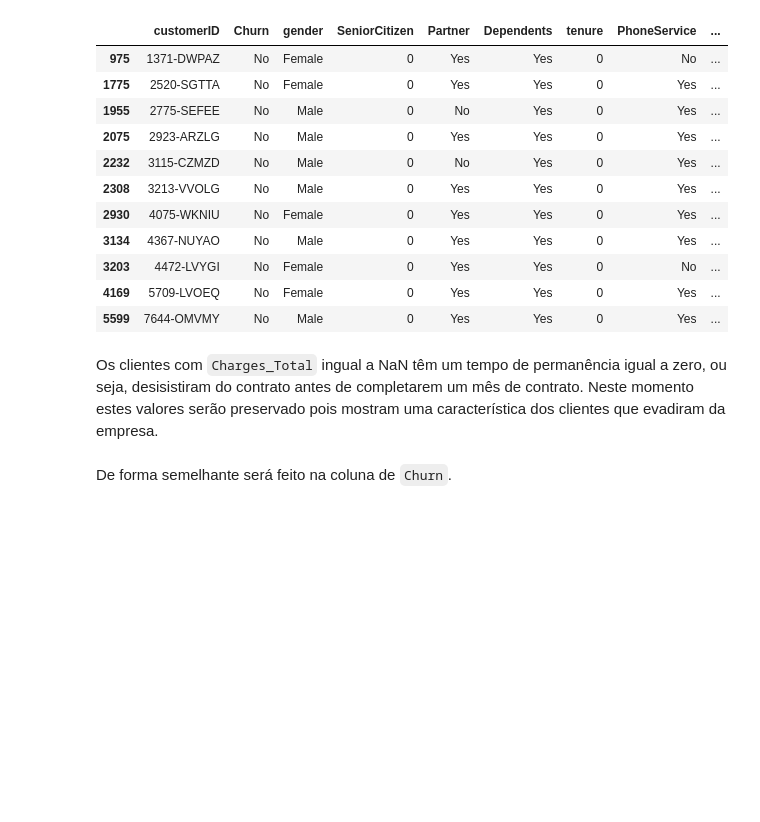
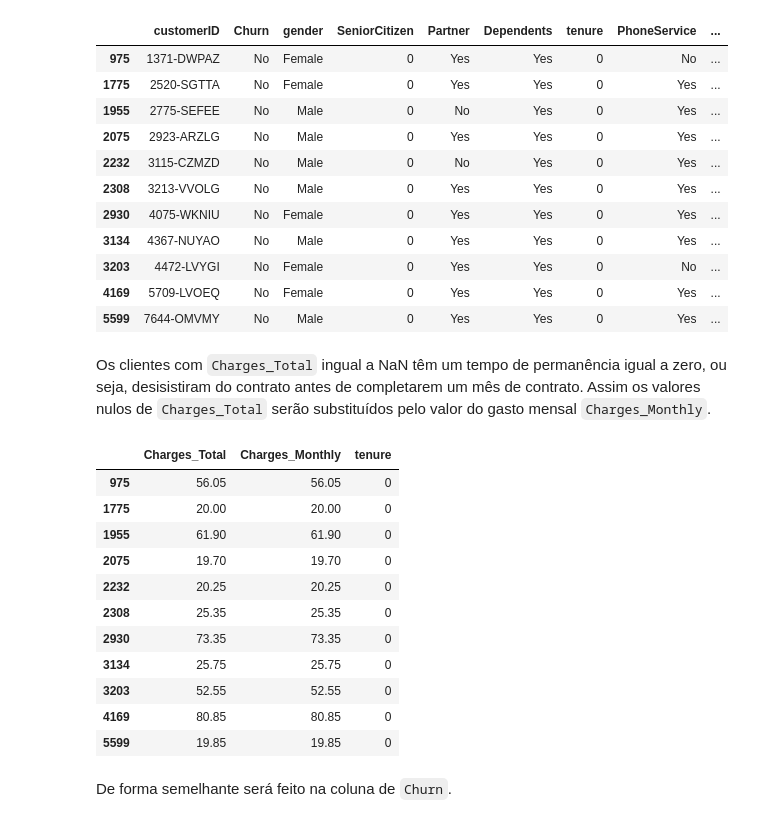
Before and after one commit to duartejr/challenge_data_science_alura_voz, a Jupyter notebook: semana_1_explorando_dados.ipynb, the cells around one changed output. Cells and saved outputs as stored; diff of their text form; code cells hidden in the pictures; blank space fills up the shorter version.

Commit message:
Corrigindo incosistencias charges total

```diff
--- a/semana_1_explorando_dados.ipynb
+++ b/semana_1_explorando_dados.ipynb
@@ -224,7 +224,24 @@ dados.loc[dados.Charges_Total.isna()]
 | 4169 | 5709-LVOEQ | No | Female | 0 | Yes | Yes | 0 | Yes | ... |
 | 5599 | 7644-OMVMY | No | Male | 0 | Yes | Yes | 0 | Yes | ... |
 # %% [markdown]
-Os clientes com `Charges_Total` ingual a NaN têm um tempo de permanência igual a zero, ou seja, desisistiram do contrato antes de completarem um mês de contrato. Neste momento estes valores serão preservado pois mostram uma característica dos clientes que evadiram da empresa.
+Os clientes com `Charges_Total` ingual a NaN têm um tempo de permanência igual a zero, ou seja, desisistiram do contrato antes de completarem um mês de contrato. Assim os valores nulos de `Charges_Total` serão substituídos pelo valor do gasto mensal `Charges_Monthly`.
+# %%
+idx_na = dados.Charges_Total.isna()
+dados.loc[idx_na, 'Charges_Total'] = dados.loc[idx_na, "Charges_Monthly"]
+dados.query('tenure == 0')[['Charges_Total', 'Charges_Monthly', 'tenure']]
+# %% [output]
+|  | Charges_Total | Charges_Monthly | tenure |
+| 975 | 56.05 | 56.05 | 0 |
+| 1775 | 20.00 | 20.00 | 0 |
+| 1955 | 61.90 | 61.90 | 0 |
+| 2075 | 19.70 | 19.70 | 0 |
+| 2232 | 20.25 | 20.25 | 0 |
+| 2308 | 25.35 | 25.35 | 0 |
+| 2930 | 73.35 | 73.35 | 0 |
+| 3134 | 25.75 | 25.75 | 0 |
+| 3203 | 52.55 | 52.55 | 0 |
+| 4169 | 80.85 | 80.85 | 0 |
+| 5599 | 19.85 | 19.85 | 0 |
 # %% [markdown]
 De forma semelhante será feito na coluna de `Churn`.
 # %%
```
Also changed, not shown: parts of 2 cells of this notebook.
